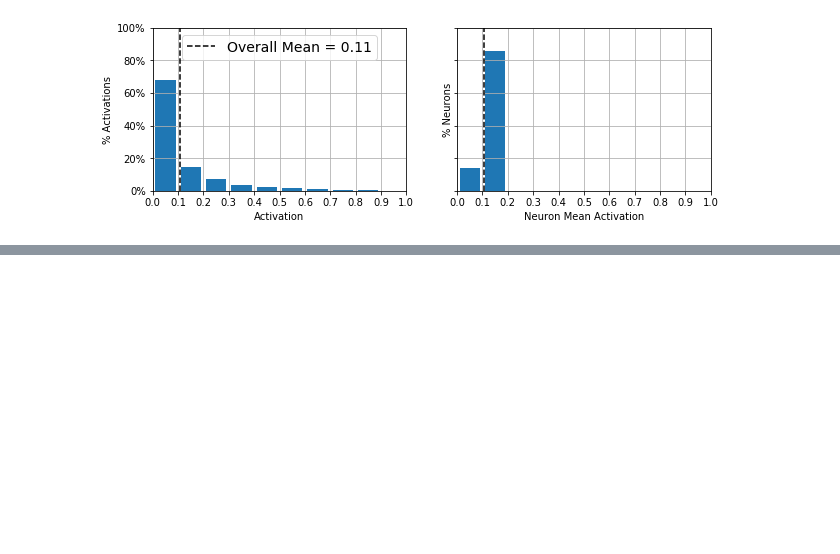
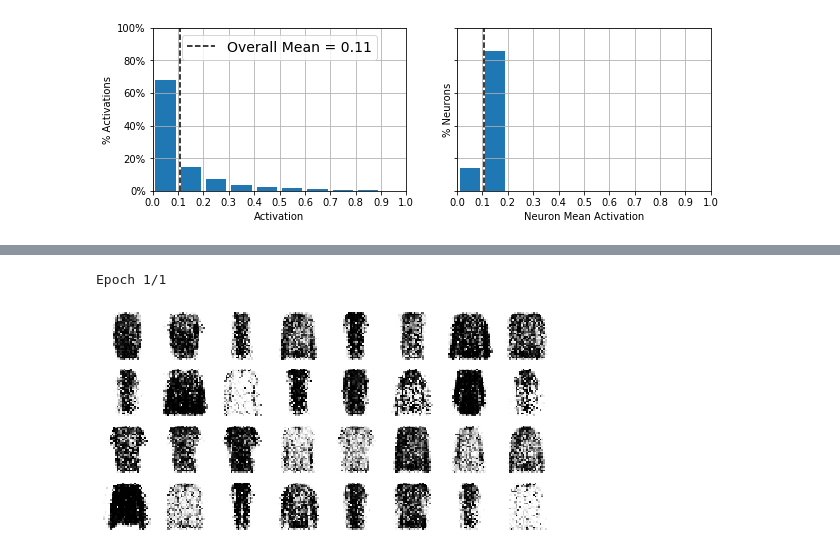
Before and after one commit to adibhandari/neural_nets_101, a Jupyter notebook: src/autoencoders_GANs.ipynb, the cells around one changed output, grey strips where cells are left out. Drawn from its saved outputs; the diff is of its cells as text; code cells hidden in the pictures; blank space fills up the shorter version.

```diff
--- a/src/autoencoders_GANs.ipynb
+++ b/src/autoencoders_GANs.ipynb
@@ -775,0 +910,6 @@ plt.show()
+# %%
+# binary classifier, train using binary crossentropy loss.
+discriminator.compile(loss="binary_crossentropy", optimizer="rmsprop")
+# Discriminator should not be trained during the second phase so make it non-trainable before compiling the GAN model
+discriminator.trainable = False
+gan.compile(loss="binary_crossentropy", optimizer="rmsprop")
@@ -775,0 +918,32 @@ plt.show()
+# %%
+# define a batch size and dataset to iterate through the images
+batch_size = 32
+dataset = tf.data.Dataset.from_tensor_slices(X_train).shuffle(1000)
+dataset = dataset.batch(batch_size, drop_remainder=True).prefetch(1)
+# %%
+def train_gan(gan, dataset, batch_size, codings_size, n_epochs=50):
+    generator, discriminator = gan.layers
+    for epoch in range(n_epochs):
+        print("Epoch {}/{}".format(epoch + 1, n_epochs))              # not shown in the book
+        for X_batch in dataset:
+            # phase 1 - training the discriminator
+            # Generate gaussian noise of batch_size and set target for these as 0
+            noise = tf.random.normal(shape=[batch_size, codings_size])
+            generated_images = generator(noise)
+            X_fake_and_real = tf.concat([generated_images, X_batch], axis=0)
+            y1 = tf.constant([[0.]] * batch_size + [[1.]] * batch_size)
+            discriminator.trainable = True
+            discriminator.train_on_batch(X_fake_and_real, y1)
+            # phase 2 - training the generator
+            noise = tf.random.normal(shape=[batch_size, codings_size])
+            # Set target as 1, make discriminator think it's real
+            y2 = tf.constant([[1.]] * batch_size)
+            discriminator.trainable = False
+            gan.train_on_batch(noise, y2)
+        plot_multiple_images(generated_images, 8)                     # not shown
+        plt.show()                                                    # not shown
+# %%
+train_gan(gan, dataset, batch_size, codings_size, n_epochs=1)
+# %% [output]
+Epoch 1/1
+[figure, added]
```
Also changed, not shown: parts of 20 cells of this notebook.
